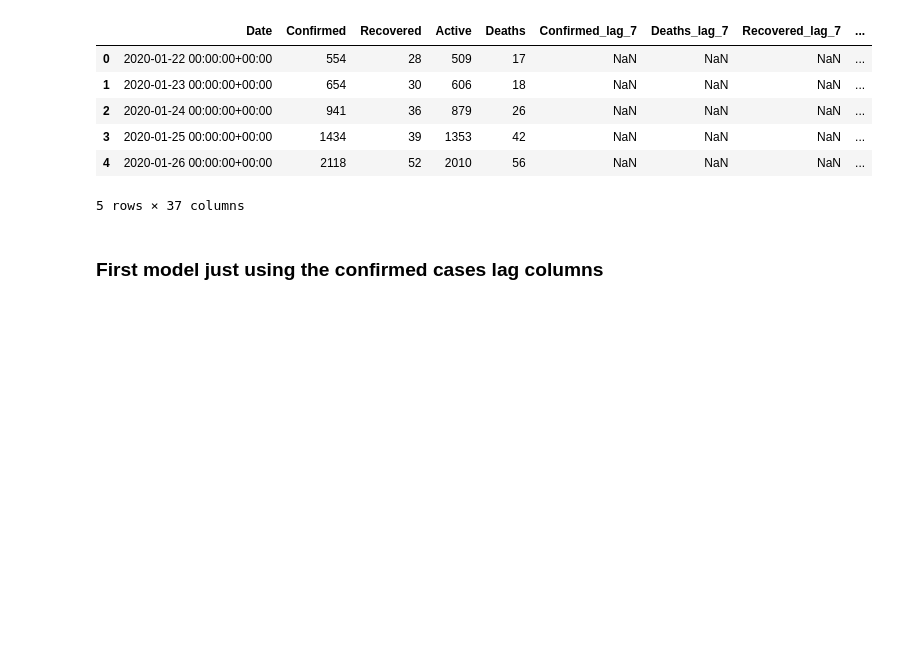
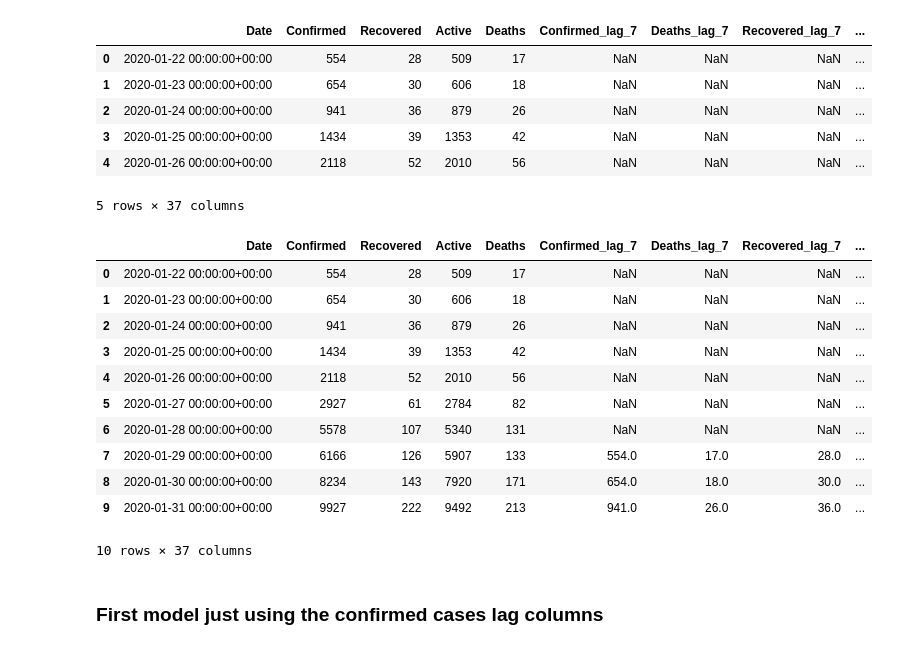
Before and after one commit to pspatel2/2020-msia423-patel-covid19-cases-forecast, a Jupyter notebook: notebooks/develop/covid19_forecasting_model_development.ipynb, the cells around one changed output. Drawn from its saved outputs; the diff is of its cells as text; code cells hidden in the pictures; blank space fills up the shorter version.

```diff
--- a/notebooks/develop/covid19_forecasting_model_development.ipynb
+++ b/notebooks/develop/covid19_forecasting_model_development.ipynb
@@ -42,6 +47,21 @@ mlr_global_df.head()
 | 3 | 2020-01-25 00:00:00+00:00 | 1434 | 39 | 1353 | 42 | NaN | NaN | NaN | ... |
 | 4 | 2020-01-26 00:00:00+00:00 | 2118 | 52 | 2010 | 56 | NaN | NaN | NaN | ... |
 5 rows × 37 columns
+# %%
+mlr_global_df.head(10)
+# %% [output]
+|  | Date | Confirmed | Recovered | Active | Deaths | Confirmed_lag_7 | Deaths_lag_7 | Recovered_lag_7 | ... |
+| 0 | 2020-01-22 00:00:00+00:00 | 554 | 28 | 509 | 17 | NaN | NaN | NaN | ... |
+| 1 | 2020-01-23 00:00:00+00:00 | 654 | 30 | 606 | 18 | NaN | NaN | NaN | ... |
+| 2 | 2020-01-24 00:00:00+00:00 | 941 | 36 | 879 | 26 | NaN | NaN | NaN | ... |
+| 3 | 2020-01-25 00:00:00+00:00 | 1434 | 39 | 1353 | 42 | NaN | NaN | NaN | ... |
+| 4 | 2020-01-26 00:00:00+00:00 | 2118 | 52 | 2010 | 56 | NaN | NaN | NaN | ... |
+| 5 | 2020-01-27 00:00:00+00:00 | 2927 | 61 | 2784 | 82 | NaN | NaN | NaN | ... |
+| 6 | 2020-01-28 00:00:00+00:00 | 5578 | 107 | 5340 | 131 | NaN | NaN | NaN | ... |
+| 7 | 2020-01-29 00:00:00+00:00 | 6166 | 126 | 5907 | 133 | 554.0 | 17.0 | 28.0 | ... |
+| 8 | 2020-01-30 00:00:00+00:00 | 8234 | 143 | 7920 | 171 | 654.0 | 18.0 | 30.0 | ... |
+| 9 | 2020-01-31 00:00:00+00:00 | 9927 | 222 | 9492 | 213 | 941.0 | 26.0 | 36.0 | ... |
+10 rows × 37 columns
 # %%
 mlr_global_df_use = mlr_global_df.dropna()
 # %% [markdown]
```
Also changed, not shown: parts of 5 cells of this notebook, 16 other files.
